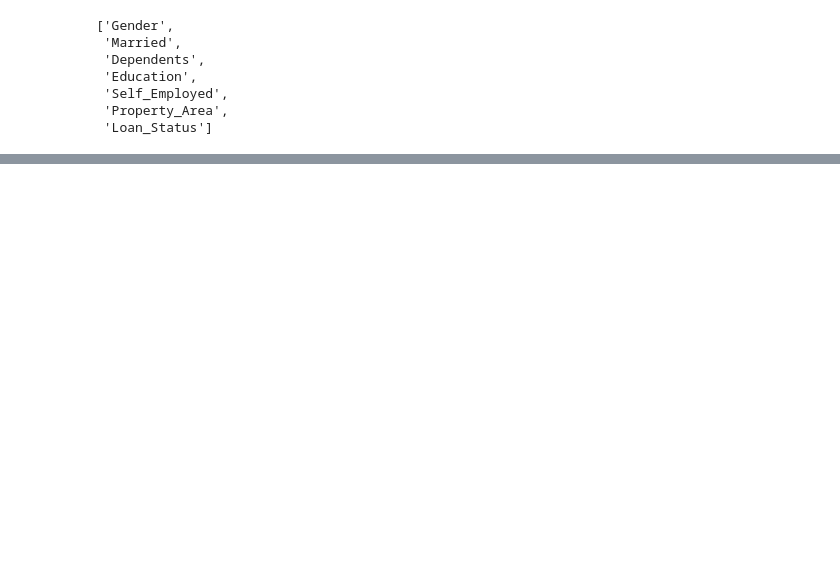
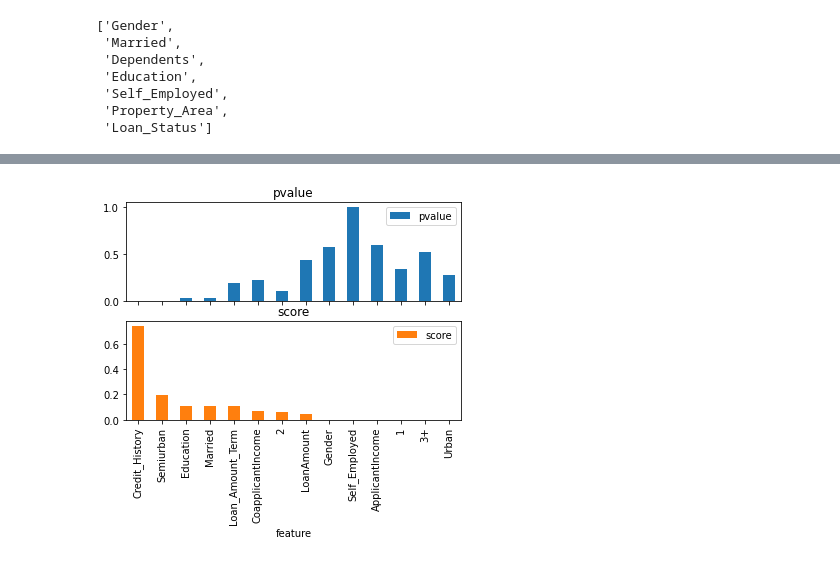
Before and after one commit to zobekenobe/DT-Evaluation-Project, a Jupyter notebook: Project 6.ipynb, the cells around one changed output, grey strips where cells are left out. Drawn from its saved outputs; the diff is of its cells as text; code cells hidden in the pictures; blank space fills up the shorter version.

```diff
--- a/Project 6.ipynb
+++ b/Project 6.ipynb
@@ -199,0 +237,29 @@ AttributeError: 'numpy.ndarray' object has no attribute 'lower'
+# %%
+x = df.drop('Loan_Status', axis = 1)
+y = df['Loan_Status']
+# %%
+temp = pd.DataFrame()
+feature= []
+pvalue = []
+score  = []
+
+for col in x.columns:
+    if (is_numeric_dtype(df[col])):
+        score.append(phik.phik_from_array(df[col],y, [col]))
+        pvalue.append(phik.significance.significance_from_array(df[col], y, [col])[0])
+        feature.append(col)
+    else:
+        score.append(phik.phik_from_array(df[col],y))
+        pvalue.append(phik.significance.significance_from_array(df[col],y))
+        feature.append(col)
+# %%
+temp['feature'] = feature
+temp['pvalue']  = pvalue
+temp['score']   = score
+# %%
+temp.set_index('feature', inplace = True)
+# %%
+temp.sort_values('score', ascending = False).plot.bar(subplots = True)
+plt.show()
+# %% [output]
+[figure, added]
```
Also changed, not shown: parts of 16 cells of this notebook.
